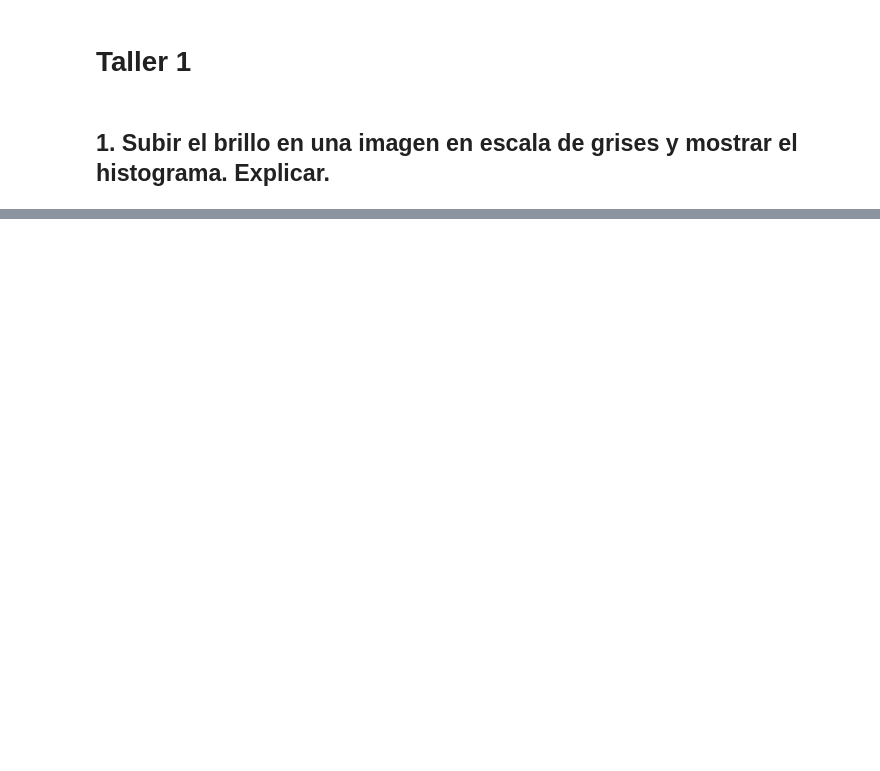
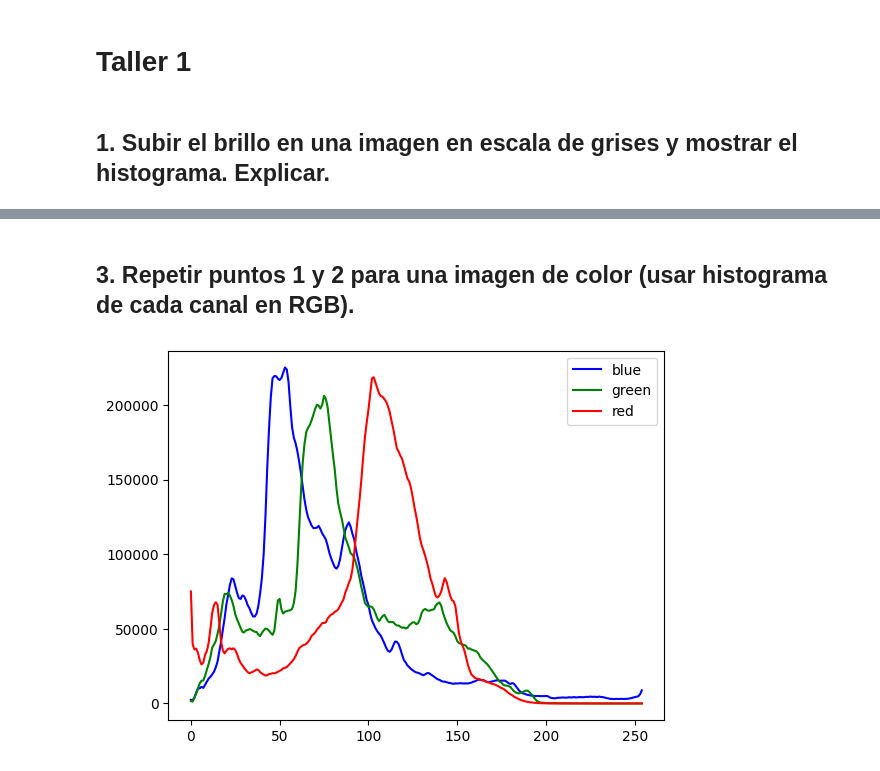
Before and after one commit to jsCastilloDev/VisionPorComputadora, a Jupyter notebook: 2. Curso CV - UNIDAD 2 y 3 - Preprocessing and feature extraction 2/Taller 1.ipynb, the cells around one changed output, grey strips where cells are left out. Cells and saved outputs as stored; diff of their text form; code cells hidden in the pictures; blank space fills up the shorter version.

```diff
--- a/2. Curso CV - UNIDAD 2 y 3 - Preprocessing and feature extraction 2/Taller 1.ipynb
+++ b/2. Curso CV - UNIDAD 2 y 3 - Preprocessing and feature extraction 2/Taller 1.ipynb
@@ -70,0 +103,15 @@ plt.show()
+# %% [markdown]
+## 3.	Repetir puntos 1 y 2 para una imagen de color (usar histograma de cada canal en RGB).
+# %%
+img = cv2.imread("./sim_data-master/images/taller/CompletoSupremo.jpg")
+hist_blue = cv2.calcHist([img], [0], None,[255],[0,255])
+hist_green = cv2.calcHist([img], [1], None,[255],[0,255])
+hist_red = cv2.calcHist([img], [2], None,[255],[0,255])
+
+plt.plot(hist_blue,color='blue', label='blue')
+plt.plot(hist_green,color='green', label='green')
+plt.plot(hist_red,color='red', label='red')
+plt.legend()
+plt.show()
+# %% [output]
+[figure, added]
```
Also changed, not shown: parts of 8 cells of this notebook, 1 other file.
